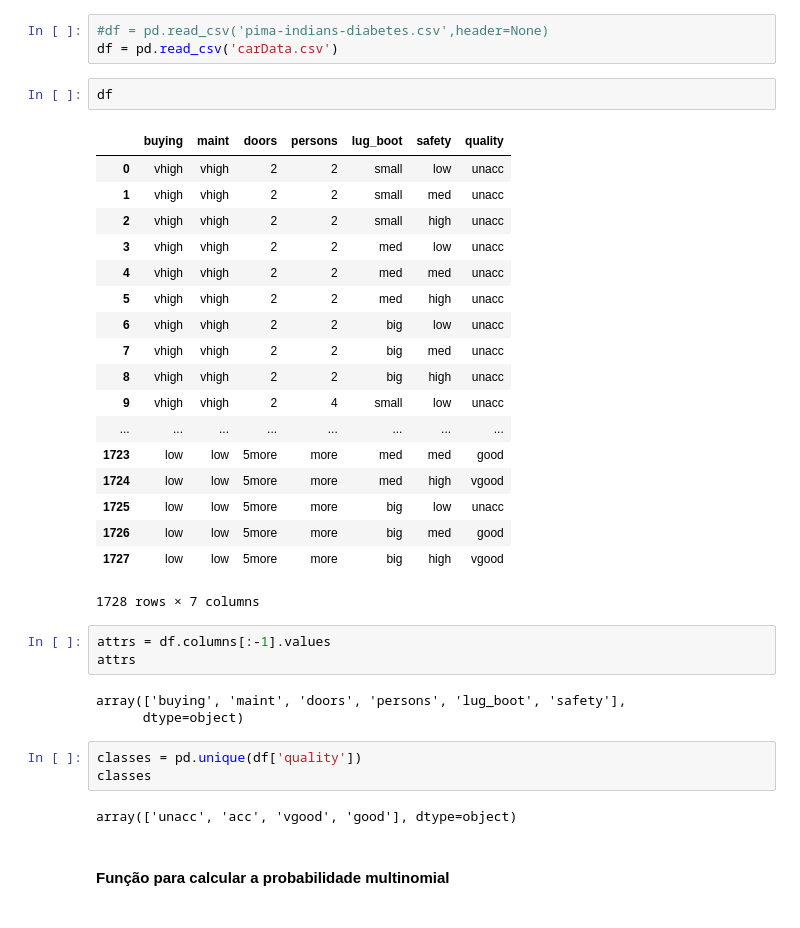
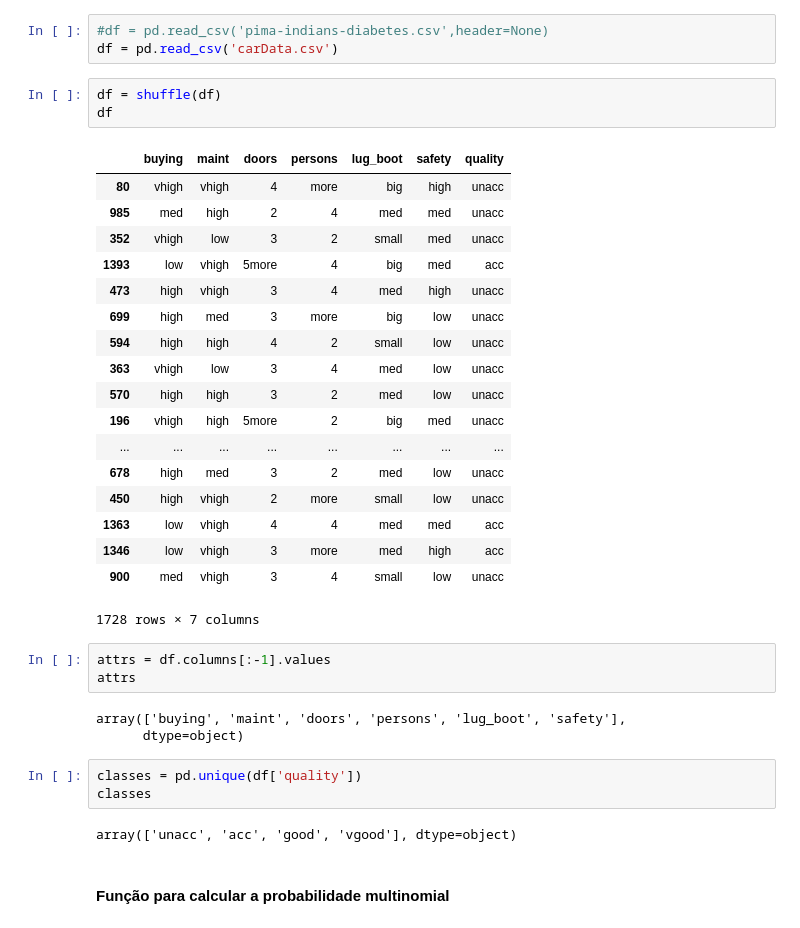
Before and after one commit to IgorChavesMoura/data-mining, a Jupyter notebook: Naive Bayes Trabalho.ipynb, the cells around one changed output. Saved outputs shown, nothing was run; the diff lists cells and outputs as text.

```diff
--- a/Naive Bayes Trabalho.ipynb
+++ b/Naive Bayes Trabalho.ipynb
@@ -10,27 +13,28 @@ import numpy as np
 # %%
 #df = pd.read_csv('pima-indians-diabetes.csv',header=None)
 df = pd.read_csv('carData.csv')
-# %%
-df
-# %% [output]
-|  | buying | maint | doors | persons | lug_boot | safety | quality |
-| 0 | vhigh | vhigh | 2 | 2 | small | low | unacc |
-| 1 | vhigh | vhigh | 2 | 2 | small | med | unacc |
-| 2 | vhigh | vhigh | 2 | 2 | small | high | unacc |
-| 3 | vhigh | vhigh | 2 | 2 | med | low | unacc |
-| 4 | vhigh | vhigh | 2 | 2 | med | med | unacc |
-| 5 | vhigh | vhigh | 2 | 2 | med | high | unacc |
-| 6 | vhigh | vhigh | 2 | 2 | big | low | unacc |
-| 7 | vhigh | vhigh | 2 | 2 | big | med | unacc |
-| 8 | vhigh | vhigh | 2 | 2 | big | high | unacc |
-| 9 | vhigh | vhigh | 2 | 4 | small | low | unacc |
-| ... | ... | ... | ... | ... | ... | ... | ... |
-| 1723 | low | low | 5more | more | med | med | good |
-| 1724 | low | low | 5more | more | med | high | vgood |
-| 1725 | low | low | 5more | more | big | low | unacc |
-| 1726 | low | low | 5more | more | big | med | good |
-| 1727 | low | low | 5more | more | big | high | vgood |
-1728 rows × 7 columns
+# %%
+df = shuffle(df)
+df
+# %% [output]
+|  | buying | maint | doors | persons | lug_boot | safety | quality |
+| 80 | vhigh | vhigh | 4 | more | big | high | unacc |
+| 985 | med | high | 2 | 4 | med | med | unacc |
+| 352 | vhigh | low | 3 | 2 | small | med | unacc |
+| 1393 | low | vhigh | 5more | 4 | big | med | acc |
+| 473 | high | vhigh | 3 | 4 | med | high | unacc |
+| 699 | high | med | 3 | more | big | low | unacc |
+| 594 | high | high | 4 | 2 | small | low | unacc |
+| 363 | vhigh | low | 3 | 4 | med | low | unacc |
+| 570 | high | high | 3 | 2 | med | low | unacc |
+| 196 | vhigh | high | 5more | 2 | big | med | unacc |
+| ... | ... | ... | ... | ... | ... | ... | ... |
+| 678 | high | med | 3 | 2 | med | low | unacc |
+| 450 | high | vhigh | 2 | more | small | low | unacc |
+| 1363 | low | vhigh | 4 | 4 | med | med | acc |
+| 1346 | low | vhigh | 3 | more | med | high | acc |
+| 900 | med | vhigh | 3 | 4 | small | low | unacc |
+1728 rows × 7 columns
 # %%
 attrs = df.columns[:-1].values
 attrs
@@ -41,7 +45,7 @@ array(['buying', 'maint', 'doors', 'persons', 'lug_boot', 'safety'],
 classes = pd.unique(df['quality'])
 classes
 # %% [output]
-array(['unacc', 'acc', 'vgood', 'good'], dtype=object)
+array(['unacc', 'acc', 'good', 'vgood'], dtype=object)
 # %% [markdown]
 #### Função para calcular a probabilidade multinomial
 # %%
```
Also changed, not shown: parts of 10 cells of this notebook.
